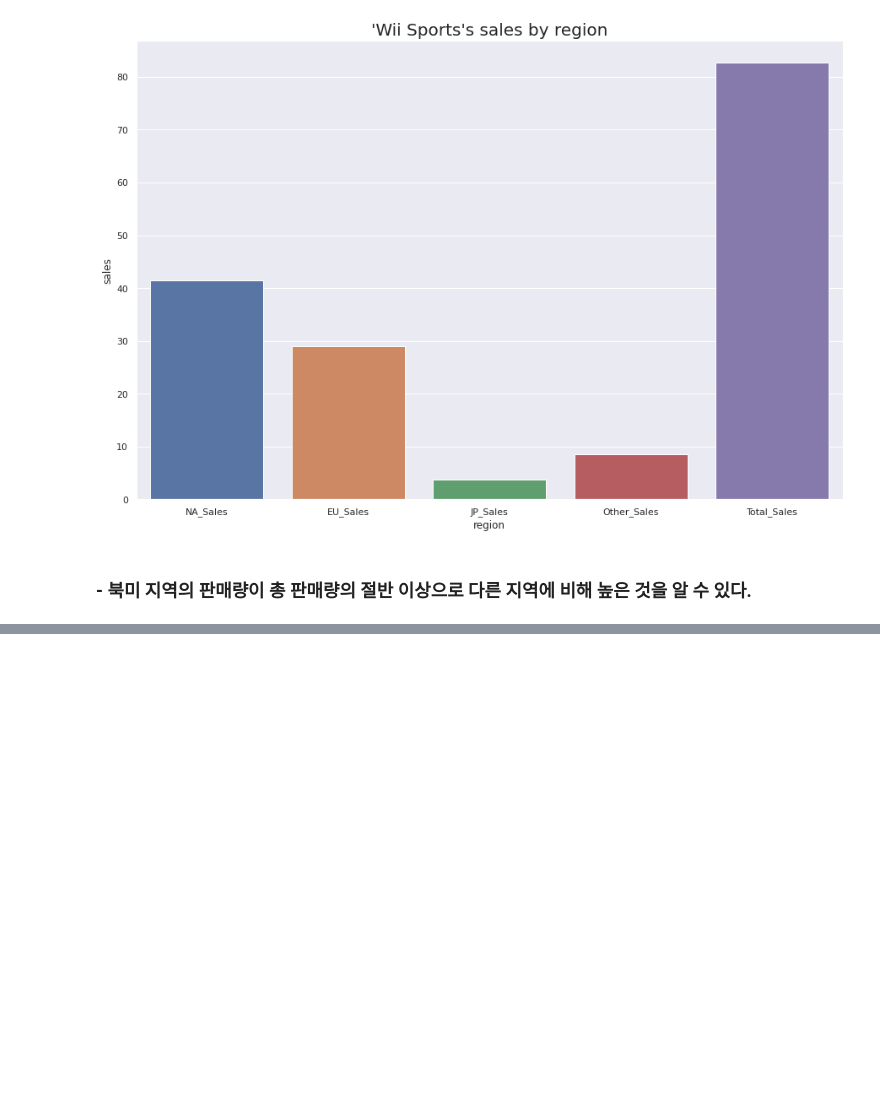
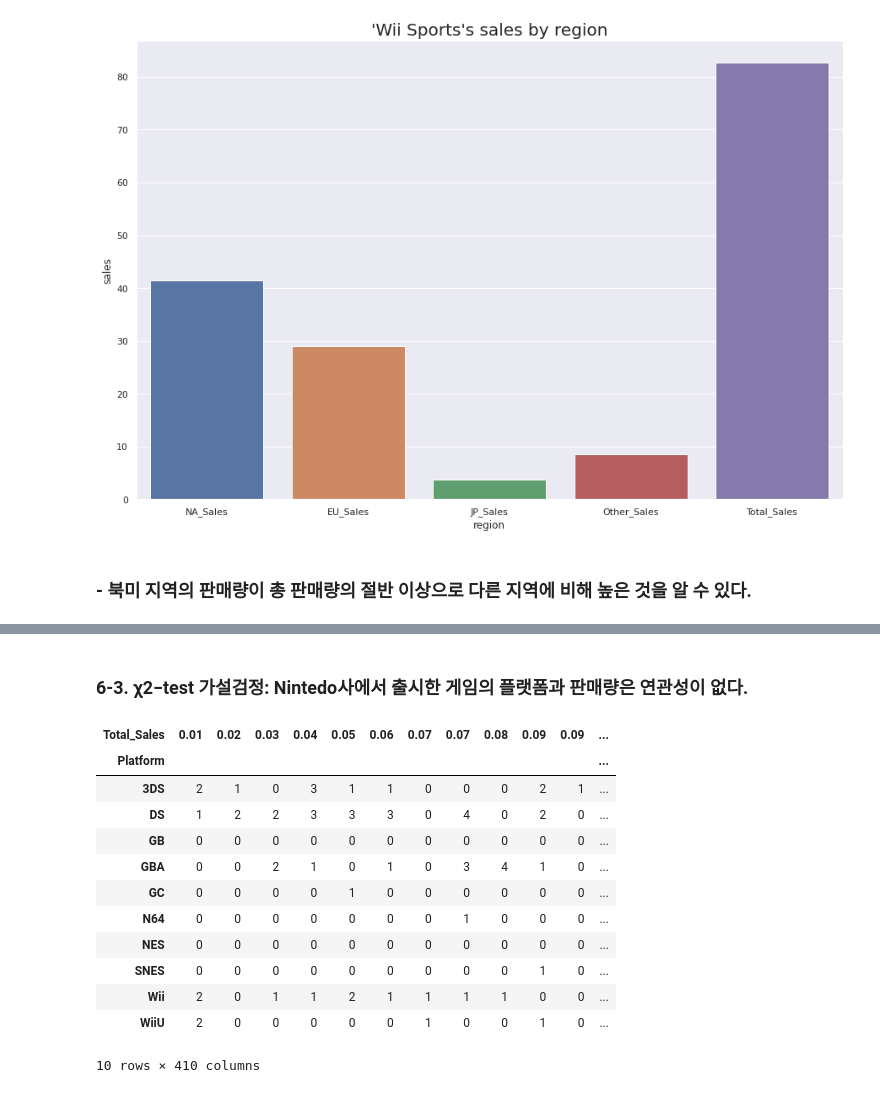
Before and after one commit to woorim99/AIB_12th_project, a Jupyter notebook: Section 1/Section1_AI_12_이우림.ipynb, the cells around one changed output, grey strips where cells are left out. Saved outputs shown, nothing was run; the diff lists cells and outputs as text; code cells hidden in the pictures; blank space fills up the shorter version.

Commit message:
가설검정 추가

```diff
--- a/Section 1/Section1_AI_12_이우림.ipynb
+++ b/Section 1/Section1_AI_12_이우림.ipynb
@@ -360,0 +407,19 @@ sns.barplot(data=df_1st);
+# %% [markdown]
+### 6-3. χ2−test 가설검정: Nintedo사에서 출시한 게임의 플랫폼과 판매량은 연관성이 없다.
+# %%
+obs2 = pd.crosstab(df_Nintendo['Platform'], df_Nintendo['Total_Sales'])
+obs2
+# %% [output]
+| Total_Sales | 0.01 | 0.02 | 0.03 | 0.04 | 0.05 | 0.06 | 0.07 | 0.07 | 0.08 | 0.09 | 0.09 | ... |
+| Platform |  |  |  |  |  |  |  |  |  |  |  | ... |
+| 3DS | 2 | 1 | 0 | 3 | 1 | 1 | 0 | 0 | 0 | 2 | 1 | ... |
+| DS | 1 | 2 | 2 | 3 | 3 | 3 | 0 | 4 | 0 | 2 | 0 | ... |
+| GB | 0 | 0 | 0 | 0 | 0 | 0 | 0 | 0 | 0 | 0 | 0 | ... |
+| GBA | 0 | 0 | 2 | 1 | 0 | 1 | 0 | 3 | 4 | 1 | 0 | ... |
+| GC | 0 | 0 | 0 | 0 | 1 | 0 | 0 | 0 | 0 | 0 | 0 | ... |
+| N64 | 0 | 0 | 0 | 0 | 0 | 0 | 0 | 1 | 0 | 0 | 0 | ... |
+| NES | 0 | 0 | 0 | 0 | 0 | 0 | 0 | 0 | 0 | 0 | 0 | ... |
+| SNES | 0 | 0 | 0 | 0 | 0 | 0 | 0 | 0 | 0 | 1 | 0 | ... |
+| Wii | 2 | 0 | 1 | 1 | 2 | 1 | 1 | 1 | 1 | 0 | 0 | ... |
+| WiiU | 2 | 0 | 0 | 0 | 0 | 0 | 1 | 0 | 0 | 1 | 0 | ... |
+10 rows × 410 columns
```
Also changed, not shown: parts of 8 cells of this notebook.
